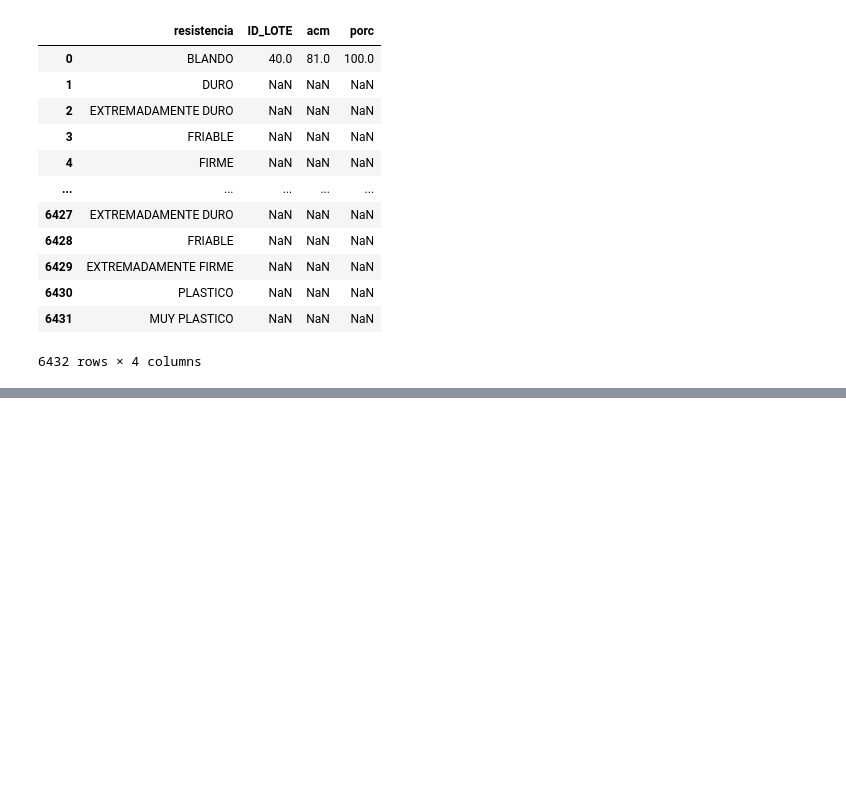
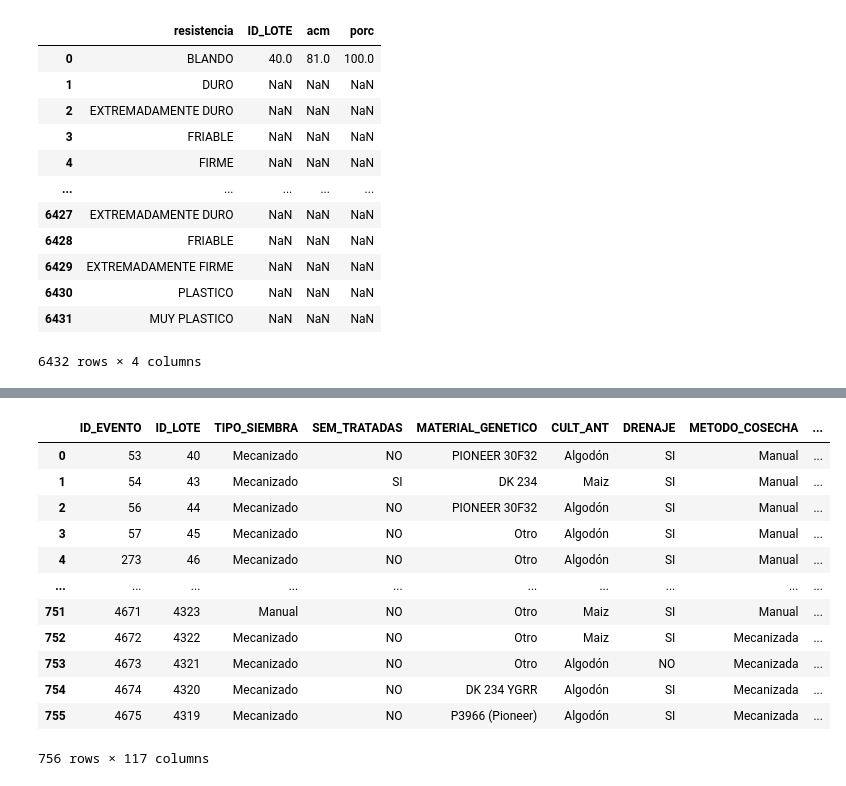
Before and after one commit to GermanMoran/TesisMaestria, a Jupyter notebook: codigos/LIMPIEZA_DATOS.ipynb, the cells around one changed output, grey strips where cells are left out. Cells and saved outputs as stored; diff of their text form; code cells hidden in the pictures; blank space fills up the shorter version.

Commit message:
Cambios Finales agregados a los archivos

```diff
--- a/codigos/LIMPIEZA_DATOS.ipynb
+++ b/codigos/LIMPIEZA_DATOS.ipynb
@@ -2012,0 +2028,16 @@ porcentajes_res_MUY_PLASTICO = PorcentajesResistencia[PorcentajesResistencia.res
+# %%
+# Porc FIRME
+rastasCordobaCopy = pd.merge(rastasCordobaCopy,porcentajes_res_FIRME,how='inner',on=["ID_LOTE"])
+rastasCordobaCopy.rename(columns={'porc':'porc_FIRME'},inplace=True)
+# %%
+# Porc Ext FIRME
+rastasCordobaCopy = pd.merge(rastasCordobaCopy,porcentajes_res_EXTREMADAMENTE_FIRME,how='inner',on=["ID_LOTE"])
+rastasCordobaCopy.rename(columns={'porc':'porc_EXT_FIRME'},inplace=True)
+# %%
+# PORC PLASTICO
+rastasCordobaCopy = pd.merge(rastasCordobaCopy,porcentajes_res_PLASTICO,how='inner',on=["ID_LOTE"])
+rastasCordobaCopy.rename(columns={'porc':'porc_PLASTICO'},inplace=True)
+# %%
+# Por MUY PLASTICO
+rastasCordobaCopy = pd.merge(rastasCordobaCopy,porcentajes_res_MUY_PLASTICO,how='inner',on=["ID_LOTE"])
+rastasCordobaCopy.rename(columns={'porc':'porc_MUY_PLASTICO'},inplace=True)
@@ -2012,0 +2117,18 @@ porcentajes_res_MUY_PLASTICO = PorcentajesResistencia[PorcentajesResistencia.res
+# %%
+
+eventosFinalesv1  = pd.merge(eventosFinales,rastasCordobaCopy,how='inner',on=["ID_LOTE"])
+eventosFinalesv1
+# %% [output]
+|  | ID_EVENTO | ID_LOTE | TIPO_SIEMBRA | SEM_TRATADAS | MATERIAL_GENETICO | CULT_ANT | DRENAJE | METODO_COSECHA | ... |
+| 0 | 53 | 40 | Mecanizado | NO | PIONEER 30F32 | Algodón | SI | Manual | ... |
+| 1 | 54 | 43 | Mecanizado | SI | DK 234 | Maiz | SI | Manual | ... |
+| 2 | 56 | 44 | Mecanizado | NO | PIONEER 30F32 | Algodón | SI | Manual | ... |
+| 3 | 57 | 45 | Mecanizado | NO | Otro | Algodón | SI | Manual | ... |
+| 4 | 273 | 46 | Mecanizado | NO | Otro | Algodón | SI | Manual | ... |
+| ... | ... | ... | ... | ... | ... | ... | ... | ... | ... |
+| 751 | 4671 | 4323 | Manual | NO | Otro | Maiz | SI | Manual | ... |
+| 752 | 4672 | 4322 | Mecanizado | NO | Otro | Maiz | SI | Mecanizada | ... |
+| 753 | 4673 | 4321 | Mecanizado | NO | Otro | Algodón | NO | Mecanizada | ... |
+| 754 | 4674 | 4320 | Mecanizado | NO | DK 234 YGRR | Algodón | SI | Mecanizada | ... |
+| 755 | 4675 | 4319 | Mecanizado | NO | P3966 (Pioneer) | Algodón | SI | Mecanizada | ... |
+756 rows × 117 columns
```
Also changed, not shown: parts of 12 cells of this notebook, 5 other files.
